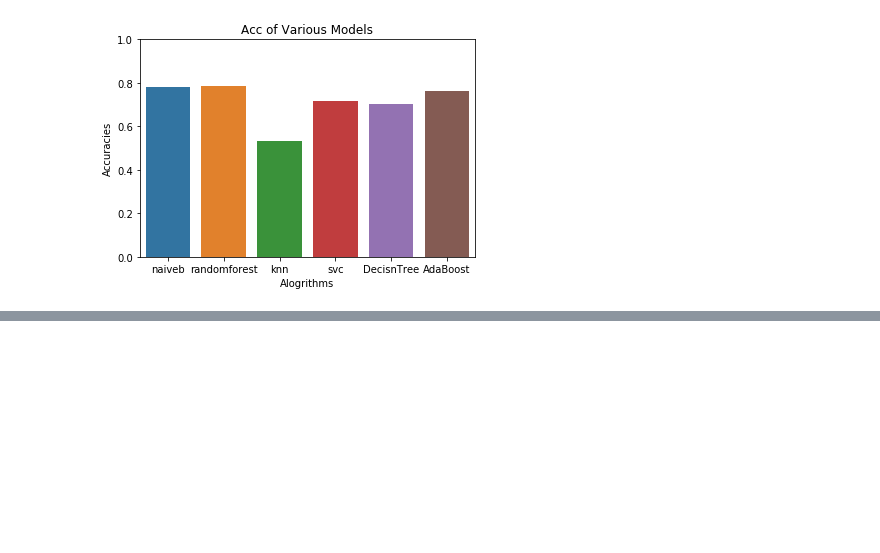
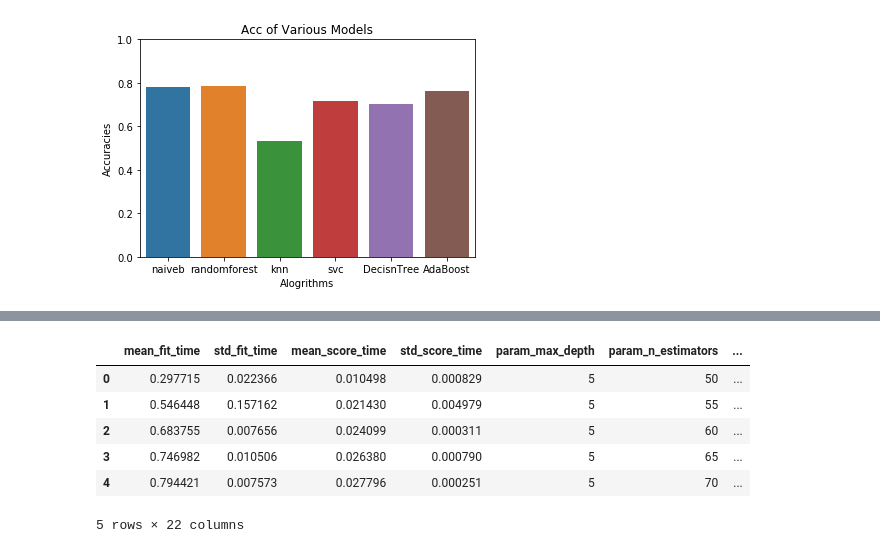
Before and after one commit to abhijitjaiswal/airline_tweets_sentiment_prediction, a Jupyter notebook: Airline_Tweets_Sentiment_Prediction.ipynb, the cells around one changed output, grey strips where cells are left out. Cells and saved outputs as stored; diff of their text form; code cells hidden in the pictures; blank space fills up the shorter version.

```diff
--- a/Airline_Tweets_Sentiment_Prediction.ipynb
+++ b/Airline_Tweets_Sentiment_Prediction.ipynb
@@ -436,0 +440,13 @@ p.set(xlabel="Alogrithms")
+# %%
+v = CountVectorizer(analyzer='word')
+
+messages_train = []
+label_train = []
+messages_test = []
+label_test = []
+for (i,j) in training_messages:
+    messages_train.append(" ".join(i))
+    label_train.append(j)
+for (x,y) in test_messages:
+    messages_test.append(" ".join(x))
+    label_test.append(y)
@@ -436,0 +492,11 @@ p.set(xlabel="Alogrithms")
+# %%
+scores = rf.cv_results_
+pd.DataFrame(rf.cv_results_).head()
+# %% [output]
+|  | mean_fit_time | std_fit_time | mean_score_time | std_score_time | param_max_depth | param_n_estimators | ... |
+| 0 | 0.297715 | 0.022366 | 0.010498 | 0.000829 | 5 | 50 | ... |
+| 1 | 0.546448 | 0.157162 | 0.021430 | 0.004979 | 5 | 55 | ... |
+| 2 | 0.683755 | 0.007656 | 0.024099 | 0.000311 | 5 | 60 | ... |
+| 3 | 0.746982 | 0.010506 | 0.026380 | 0.000790 | 5 | 65 | ... |
+| 4 | 0.794421 | 0.007573 | 0.027796 | 0.000251 | 5 | 70 | ... |
+5 rows × 22 columns
```
Also changed, not shown: parts of 16 cells of this notebook.
